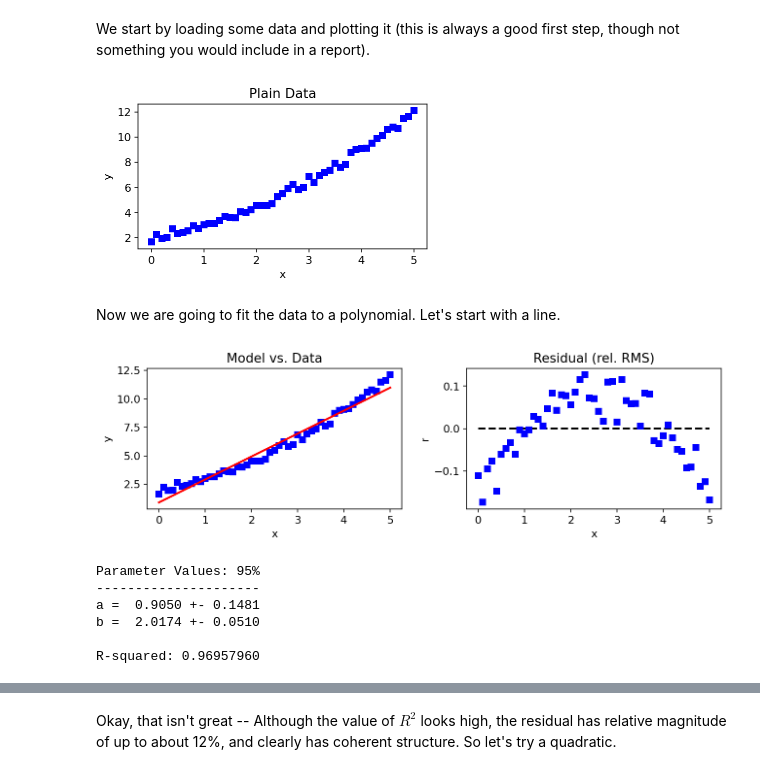
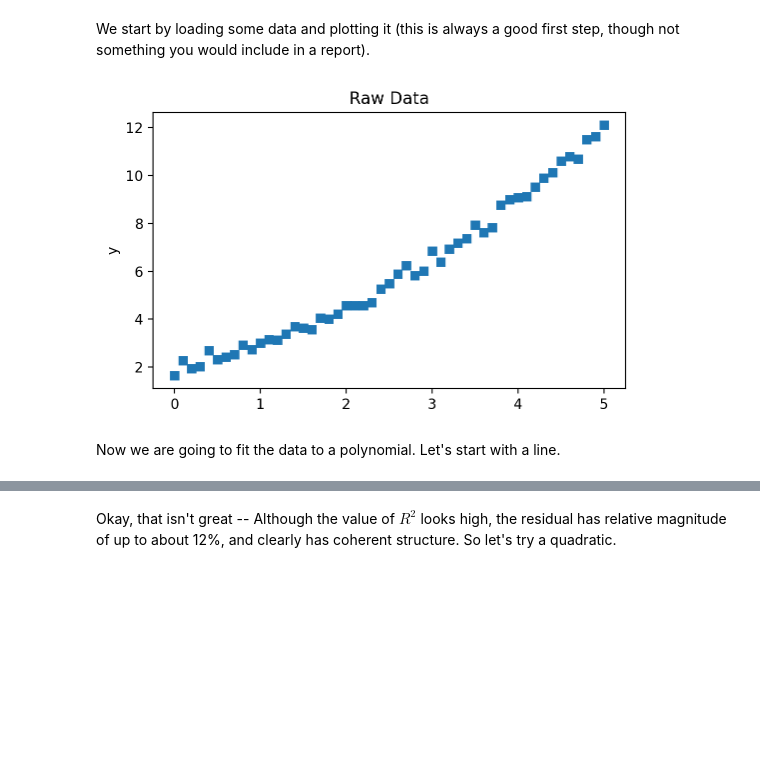
Before and after one commit to ririye01/math4334-MathModelingNotebooks, a Jupyter notebook: inclass/demo-02a-polynomials.ipynb, the cells around one changed output, grey strips where cells are left out. Cells and saved outputs as stored; diff of their text form; code cells hidden in the pictures; blank space fills up the shorter version.

```diff
--- a/inclass/demo-02a-polynomials.ipynb
+++ b/inclass/demo-02a-polynomials.ipynb
@@ -3,17 +3,20 @@
 # %% [markdown]
 First we have our standard header with common import statements, and a statement to make plots look nice.
 # %%
-# standard import statements
+# standard import statements 2023
+import pandas as pd
 import numpy as np
-import pandas as pd
 import matplotlib as mpl
 import matplotlib.pyplot as plt
-import scipy.optimize as opt
+import classlib4334
 
 # jupyter-specific display instructions
-mpl.rcParams['font.size'] = 11
-mpl.rcParams['lines.linewidth'] = 2
 %config InlineBackend.figure_format = 'retina'
+
+# my personal defaults
+mpl.rcParams['figure.figsize'] = (5.5, 3.5)
+mpl.rcParams['font.size'] = 10
+mpl.rcParams['lines.linewidth'] = 3
 # %% [markdown]
 The demonstration is all about polynomial models, so let's define a bunch of them.
 # %%
@@ -38,67 +41,17 @@ We start by loading some data and plotting it (this is always a good first step,
 # %%
 excel_file = 'data/demo-polynomial-1.xlsx'
 mydata = pd.read_excel(excel_file)
 x1 = np.array(mydata['x'])
 y1 = np.array(mydata['y'])
 
-plt.figure(figsize=(9,3))
-plt.subplot(121)
-plt.plot(x1, y1, 'bs')
-plt.xlabel('x')
-plt.ylabel('y')
-plt.title('Plain Data')
-
-plt.tight_layout()
+fig, ax = plt.subplots()
+ax.plot(x1, y1, 's')
+ax.set_label('x')
+ax.set_ylabel('y')
+ax.set_title('Raw Data')
+fig.tight_layout()
 plt.show()
 # %% [output]
-[figure, old version]
+[figure, new version]
 # %% [markdown]
 Now we are going to fit the data to a polynomial.  Let's start with a line.
-# %%
-fit1, cov1 = opt.curve_fit(p1, x1, y1)
-err1 = np.sqrt(np.diag(cov1))
-ypr1 = p1(x1, *fit1)
-res1 = ypr1 - y1
-rms1 = np.sqrt(np.mean(y1**2))
-
-plt.figure(figsize=(9,3))
-
-plt.subplot(121)
-plt.plot(x1, y1, 'bs')
-plt.plot(x1, ypr1, 'r')
-plt.xlabel('x')
-plt.ylabel('y')
-plt.title('Model vs. Data')
-
-plt.subplot(122)
-plt.plot(x1, 0*x1, 'k--')
-plt.plot(x1, res1/rms1, 'bs')
-plt.xlabel('x')
-plt.ylabel('r')
-plt.title('Residual (rel. RMS)')
-
-plt.tight_layout()
-plt.show()
-
-# print a summary of the parameter values
-print('\n')
-print("Parameter Values: 95%")
-print("---------------------")
-print("a = %7.4f +- %1.4f" % (fit1[0], err1[0]))
-print("b = %7.4f +- %1.4f" % (fit1[1], err1[1]))
-print("")
-
-# Calculate and Print the Adjusted R^2 value
-ssres = np.sum(res1**2)
-sstot = np.sum((y1-np.mean(y1))**2)
-rsq   = 1 - ssres/sstot
-print('R-squared: %1.8f' % rsq)
-print('\n')
-# %% [output]
-[figure, removed]
-Parameter Values: 95%
----------------------
-a =  0.9050 +- 0.1481
-b =  2.0174 +- 0.0510
-
-R-squared: 0.96957960
```
Also changed, not shown: parts of 17 cells of this notebook, 22 other files.
